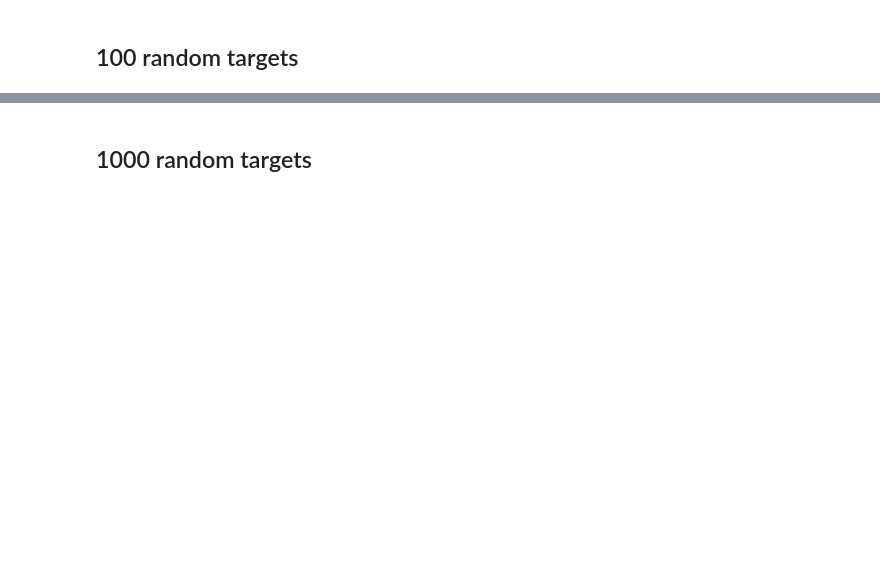
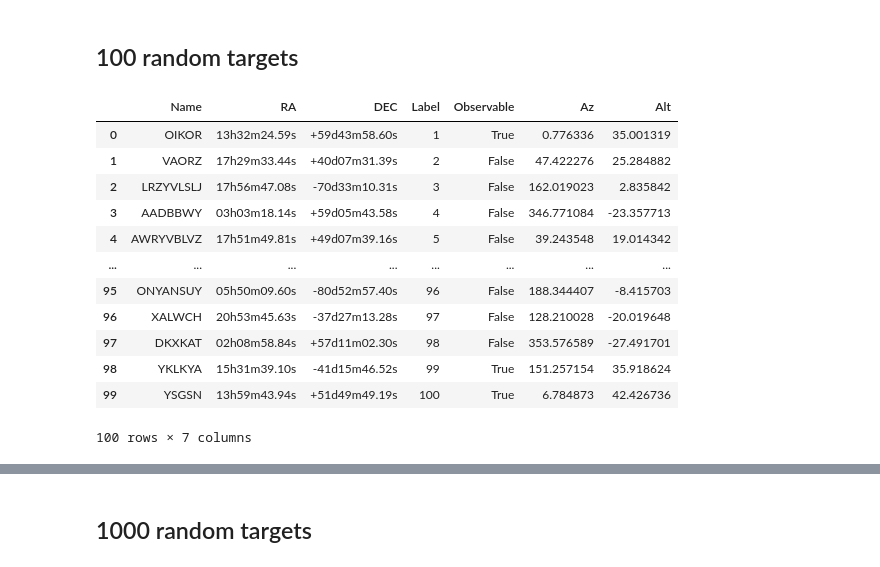
Before and after one commit to ccuellarn/Transient-Operation, a Jupyter notebook: Sketch.ipynb, the cells around one changed output, grey strips where cells are left out. Drawn from its saved outputs; the diff is of its cells as text; code cells hidden in the pictures; blank space fills up the shorter version.

```diff
--- a/Sketch.ipynb
+++ b/Sketch.ipynb
@@ -299,16 +304,29 @@ Order for observation
 # %% [markdown]
 ## 100 random targets
 # %%
-# #Dataframe with random targets
-# alerts = alerts_.copy().sample(n=100).reset_index(drop=True)
+#Dataframe with random targets
+alerts = random_data(100)
 
-# #Amount of targets, this is for the labels of graphic
-# many = len(alerts) + 1
+#Amount of targets, this is for the labels of graphic
+many = len(alerts) + 1
 
-# #Observations with the data
-# Data = Observations(observer, alerts, date_i, date_f,timescale,many,limit)
-# time = DeltaTime(date_i,date_f,timescale)
-# limits, order, order_alerts,graphic = EstablishLimits(Data,many,time)
+#Observations with the data
+Data = Observations(observer, alerts, date_i, date_f,timescale,many,limit)
+time = DeltaTime(date_i,date_f,timescale)
+order, observable_alerts, order_alerts,graphic = EstablishLimits(Data,many,time)
 
-# print('Order for observation')
-# order_alerts
+alerts
+# %% [output]
+|  | Name | RA | DEC | Label | Observable | Az | Alt |
+| 0 | OIKOR | 13h32m24.59s | +59d43m58.60s | 1 | True | 0.776336 | 35.001319 |
+| 1 | VAORZ | 17h29m33.44s | +40d07m31.39s | 2 | False | 47.422276 | 25.284882 |
+| 2 | LRZYVLSLJ | 17h56m47.08s | -70d33m10.31s | 3 | False | 162.019023 | 2.835842 |
+| 3 | AADBBWY | 03h03m18.14s | +59d05m43.58s | 4 | False | 346.771084 | -23.357713 |
+| 4 | AWRYVBLVZ | 17h51m49.81s | +49d07m39.16s | 5 | False | 39.243548 | 19.014342 |
+| ... | ... | ... | ... | ... | ... | ... | ... |
+| 95 | ONYANSUY | 05h50m09.60s | -80d52m57.40s | 96 | False | 188.344407 | -8.415703 |
+| 96 | XALWCH | 20h53m45.63s | -37d27m13.28s | 97 | False | 128.210028 | -20.019648 |
+| 97 | DKXKAT | 02h08m58.84s | +57d11m02.30s | 98 | False | 353.576589 | -27.491701 |
+| 98 | YKLKYA | 15h31m39.10s | -41d15m46.52s | 99 | True | 151.257154 | 35.918624 |
+| 99 | YSGSN | 13h59m43.94s | +51d49m49.19s | 100 | True | 6.784873 | 42.426736 |
+100 rows × 7 columns
```
Also changed, not shown: parts of 11 cells of this notebook.
